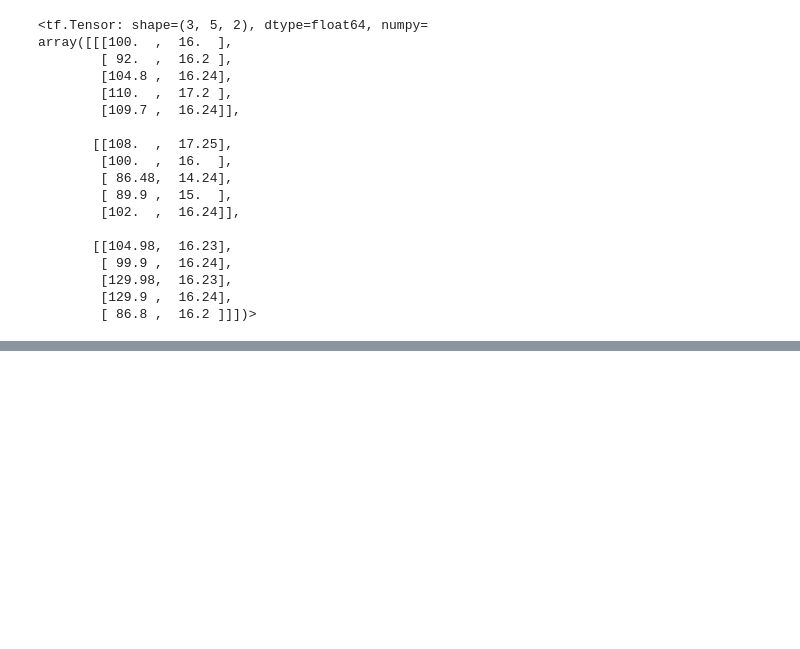
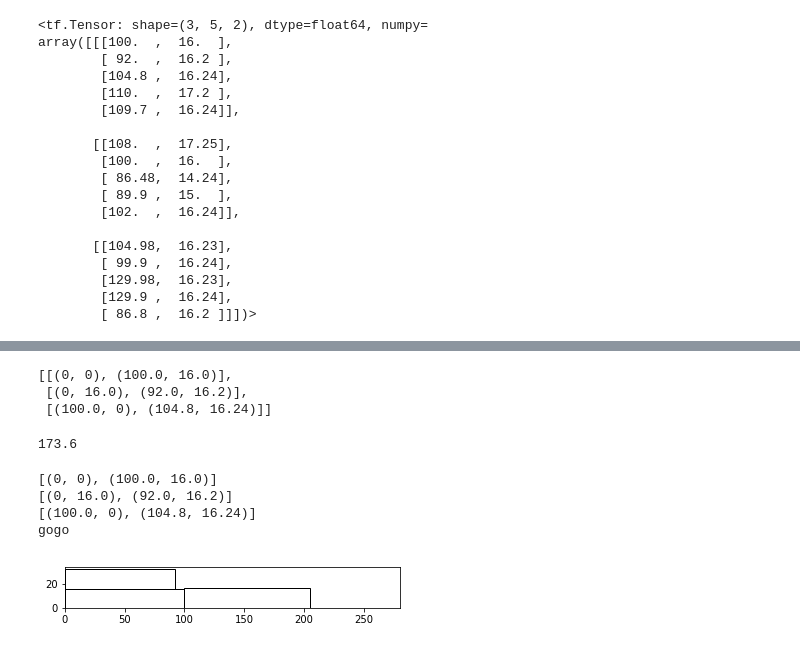
Before and after one commit to TSLNIHAOGIT/gene, a Jupyter notebook: geatpy_example/frame/schedule_new/quick_sort_brake.ipynb, the cells around one changed output, grey strips where cells are left out. Saved outputs shown, nothing was run; the diff lists cells and outputs as text; code cells hidden in the pictures; blank space fills up the shorter version.

```diff
--- a/geatpy_example/frame/schedule_new/quick_sort_brake.ipynb
+++ b/geatpy_example/frame/schedule_new/quick_sort_brake.ipynb
@@ -49,0 +395,3 @@ array([[[100.  ,  16.  ],
+# %%
+dd=wait_list[0].numpy()
+dd
@@ -49,0 +404,17 @@ array([[[100.  ,  16.  ],
+# %%
+available_queue=[(0,0)]
+brake_boat=[]
+W = 32.8
+L = 264
+
+for index, cc in  enumerate(dd):
+    print(cc)
+    each_boat=cc
+    res=quick_sort_brake(each_boat,available_queue,brake_boat,L,W)
+    print(res,'***\n**')
+    #某艘船判断放不下就退出
+    if not res[0]:
+        break
+print('available_queue',available_queue)
+print('brake_boat',brake_boat)
+print('res',res)
@@ -49,0 +439,34 @@ array([[[100.  ,  16.  ],
+# %%
+# 判断是否有问题
+brake_boats = res[1]
+brake_boats
+# %% [output]
+[[(0, 0), (100.0, 16.0)],
+ [(0, 16.0), (92.0, 16.2)],
+ [(100.0, 0), (104.8, 16.24)]]
+# %%
+86.8+86.8
+# %% [output]
+173.6
+# %%
+
+X = []
+Y = []
+li = []
+wi = []
+N = len(brake_boats)
+for x in brake_boats:
+    v=x
+    print(v)
+    li.append(v[1][0])
+    wi.append(v[1][1])
+    X.append(v[0][0])
+    Y.append(v[0][1])
+print('gogo')
+plot_example(np.array(X), np.array(Y), np.array(li), np.array(wi), N)
+# %% [output]
+[(0, 0), (100.0, 16.0)]
+[(0, 16.0), (92.0, 16.2)]
+[(100.0, 0), (104.8, 16.24)]
+gogo
+[figure, added]
```
Also changed, not shown: parts of 95 cells of this notebook, 59 other files.
